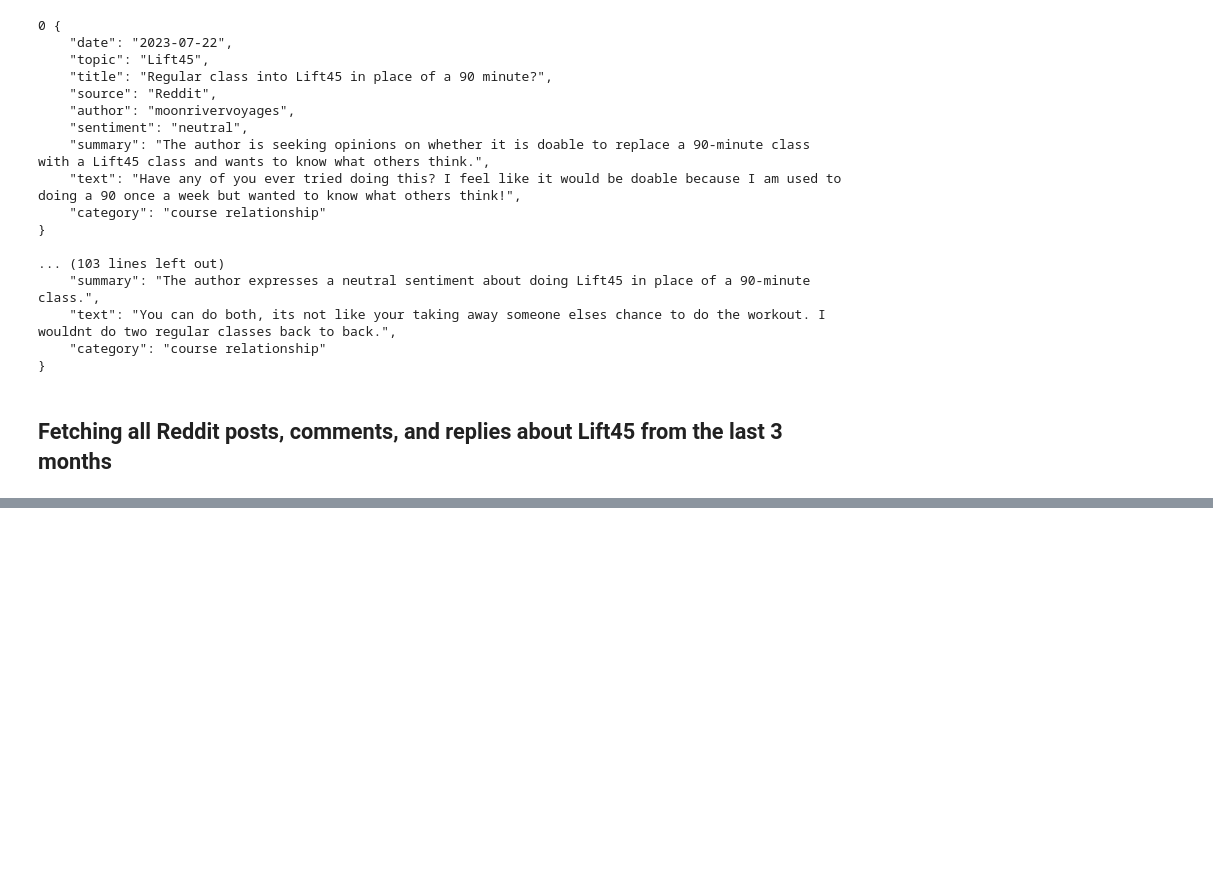
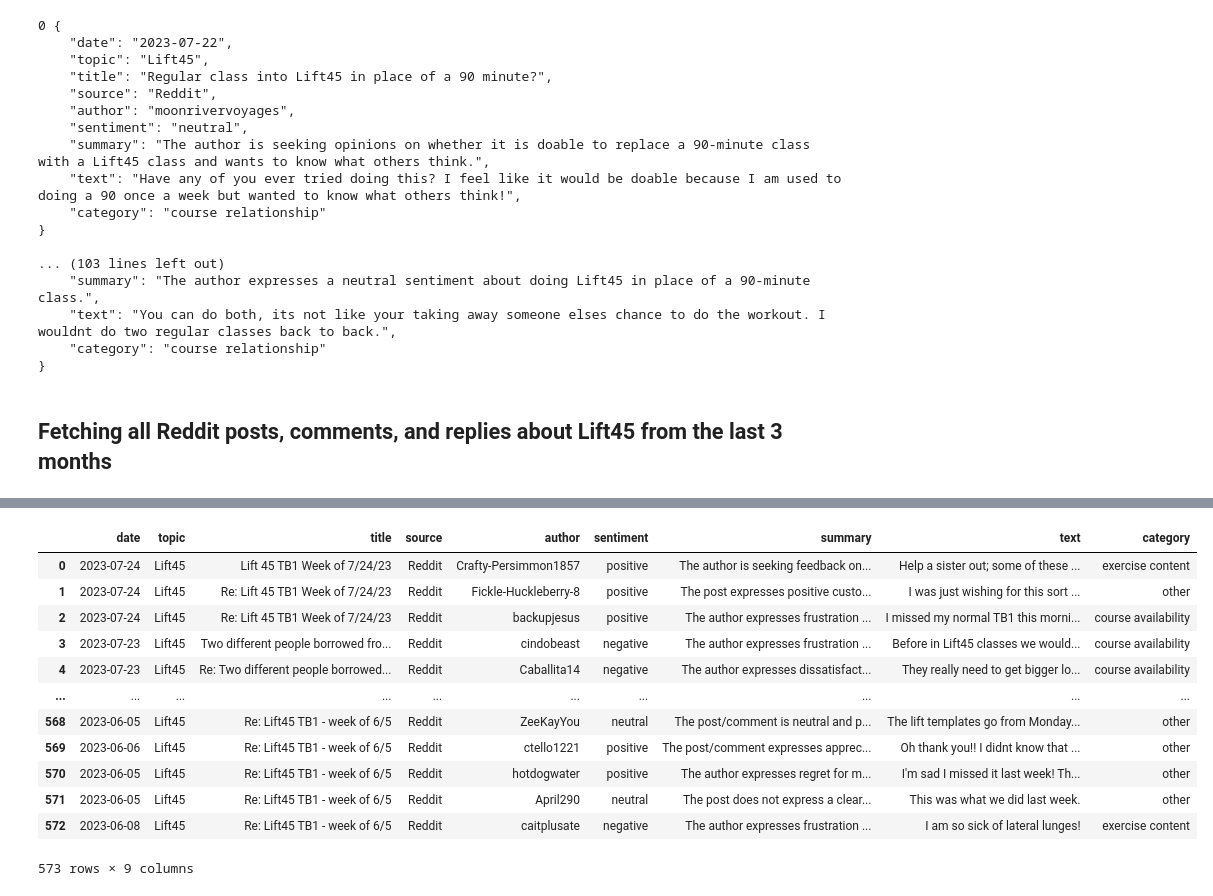
Before and after one commit to jeanie-liu/orangetheory_sentiment, a Jupyter notebook: Orangetheory's Customer Sentiment on Lift45 and Heart Rate Metrics.ipynb, the cells around one changed output, grey strips where cells are left out. Cells and saved outputs as stored; diff of their text form; code cells hidden in the pictures; blank space fills up the shorter version.

Commit message:
Created a dataframe of Lift45 posts, comments, and replies from the last 3 months

```diff
--- a/Orangetheory's Customer Sentiment on Lift45 and Heart Rate Metrics.ipynb
+++ b/Orangetheory's Customer Sentiment on Lift45 and Heart Rate Metrics.ipynb
@@ -313,0 +338,3 @@ for i in range(len(test_posts)):
+# %%
+#posts, comments, and replies about Lift45 from the last 3 months
+ThreeMonthPosts_Lift45 = posts
@@ -313,0 +441,2 @@ for i in range(len(test_posts)):
+# %%
+Cut_ThreeMonthPosts_Lift45 = ThreeMonthPosts_Lift45[158:]
@@ -313,0 +722,20 @@ for i in range(len(test_posts)):
+# %%
+lift45_df = pd.DataFrame(json_objects)
+# %%
+pd.set_option('display.max_colwidth', None)
+# %%
+lift45_df
+# %% [output]
+|  | date | topic | title | source | author | sentiment | summary | text | category |
+| 0 | 2023-07-24 | Lift45 | Lift 45 TB1 Week of 7/24/23 | Reddit | Crafty-Persimmon1857 | positive | The author is seeking feedback on... | Help a sister out; some of these ... | exercise content |
+| 1 | 2023-07-24 | Lift45 | Re: Lift 45 TB1 Week of 7/24/23 | Reddit | Fickle-Huckleberry-8 | positive | The post expresses positive custo... | I was just wishing for this sort ... | other |
+| 2 | 2023-07-24 | Lift45 | Re: Lift 45 TB1 Week of 7/24/23 | Reddit | backupjesus | positive | The author expresses frustration ... | I missed my normal TB1 this morni... | course availability |
+| 3 | 2023-07-23 | Lift45 | Two different people borrowed fro... | Reddit | cindobeast | negative | The author expresses frustration ... | Before in Lift45 classes we would... | course availability |
+| 4 | 2023-07-23 | Lift45 | Re: Two different people borrowed... | Reddit | Caballita14 | negative | The author expresses dissatisfact... | They really need to get bigger lo... | course availability |
+| ... | ... | ... | ... | ... | ... | ... | ... | ... | ... |
+| 568 | 2023-06-05 | Lift45 | Re: Lift45 TB1 - week of 6/5 | Reddit | ZeeKayYou | neutral | The post/comment is neutral and p... | The lift templates go from Monday... | other |
+| 569 | 2023-06-06 | Lift45 | Re: Lift45 TB1 - week of 6/5 | Reddit | ctello1221 | positive | The post/comment expresses apprec... | Oh thank you!! I didnt know that ... | other |
+| 570 | 2023-06-05 | Lift45 | Re: Lift45 TB1 - week of 6/5 | Reddit | hotdogwater | positive | The author expresses regret for m... | I'm sad I missed it last week! Th... | other |
+| 571 | 2023-06-05 | Lift45 | Re: Lift45 TB1 - week of 6/5 | Reddit | April290 | neutral | The post does not express a clear... | This was what we did last week. | other |
+| 572 | 2023-06-08 | Lift45 | Re: Lift45 TB1 - week of 6/5 | Reddit | caitplusate | negative | The author expresses frustration ... | I am so sick of lateral lunges! | exercise content |
+573 rows × 9 columns
```
Also changed, not shown: parts of 11 cells of this notebook.
